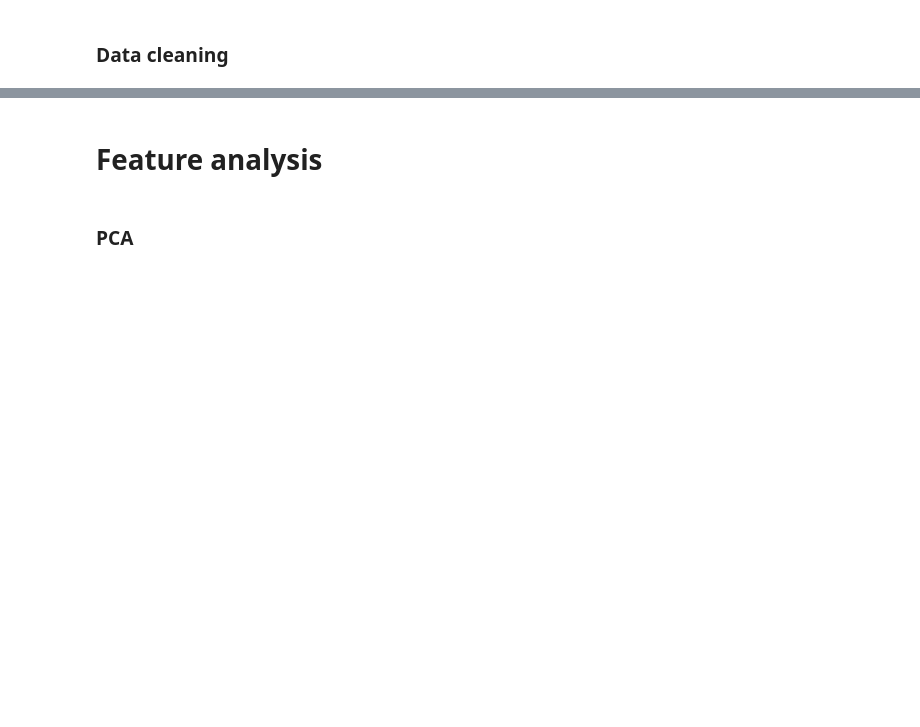
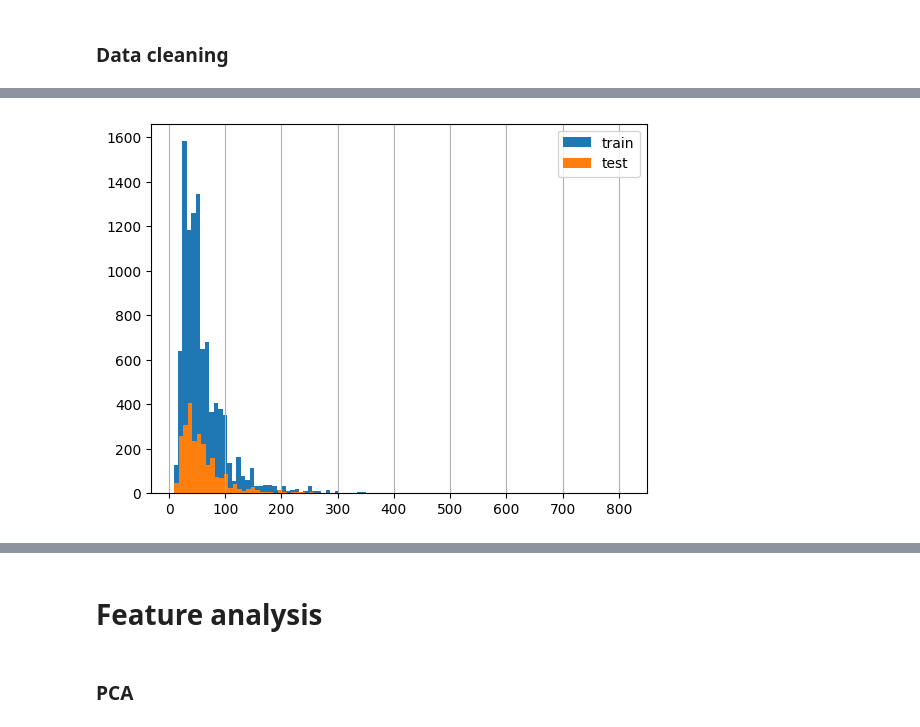
Before and after one commit to jose-melo/airbnb-berlin-price, a Jupyter notebook: src/berlin.ipynb, the cells around one changed output, grey strips where cells are left out. Cells and saved outputs as stored; diff of their text form; code cells hidden in the pictures; blank space fills up the shorter version.

```diff
--- a/src/berlin.ipynb
+++ b/src/berlin.ipynb
@@ -133 +149,9 @@ X, y = pre_process(df_train)
 X_train, X_test, y_train, y_test = sklearn.model_selection.train_test_split(X, y, test_size=0.2, random_state=42)
+# %%
+plt.hist(y_train,bins=100, label='train')
+plt.hist(y_test, bins=100,label='test')
+plt.legend()
+plt.grid(axis='x')
+plt.show()
+# %% [output]
+[figure, added]
```
Also changed, not shown: parts of 21 cells of this notebook.
